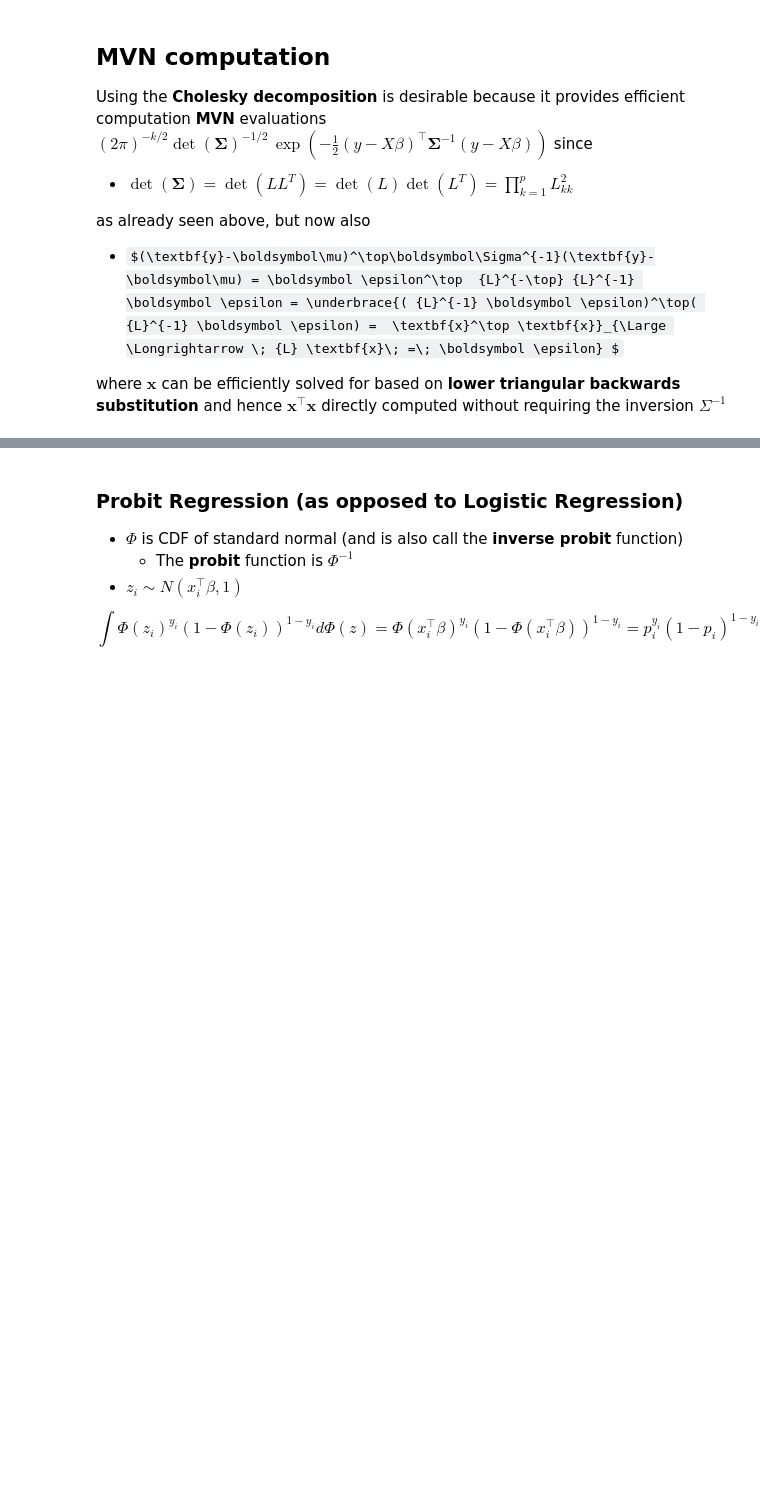
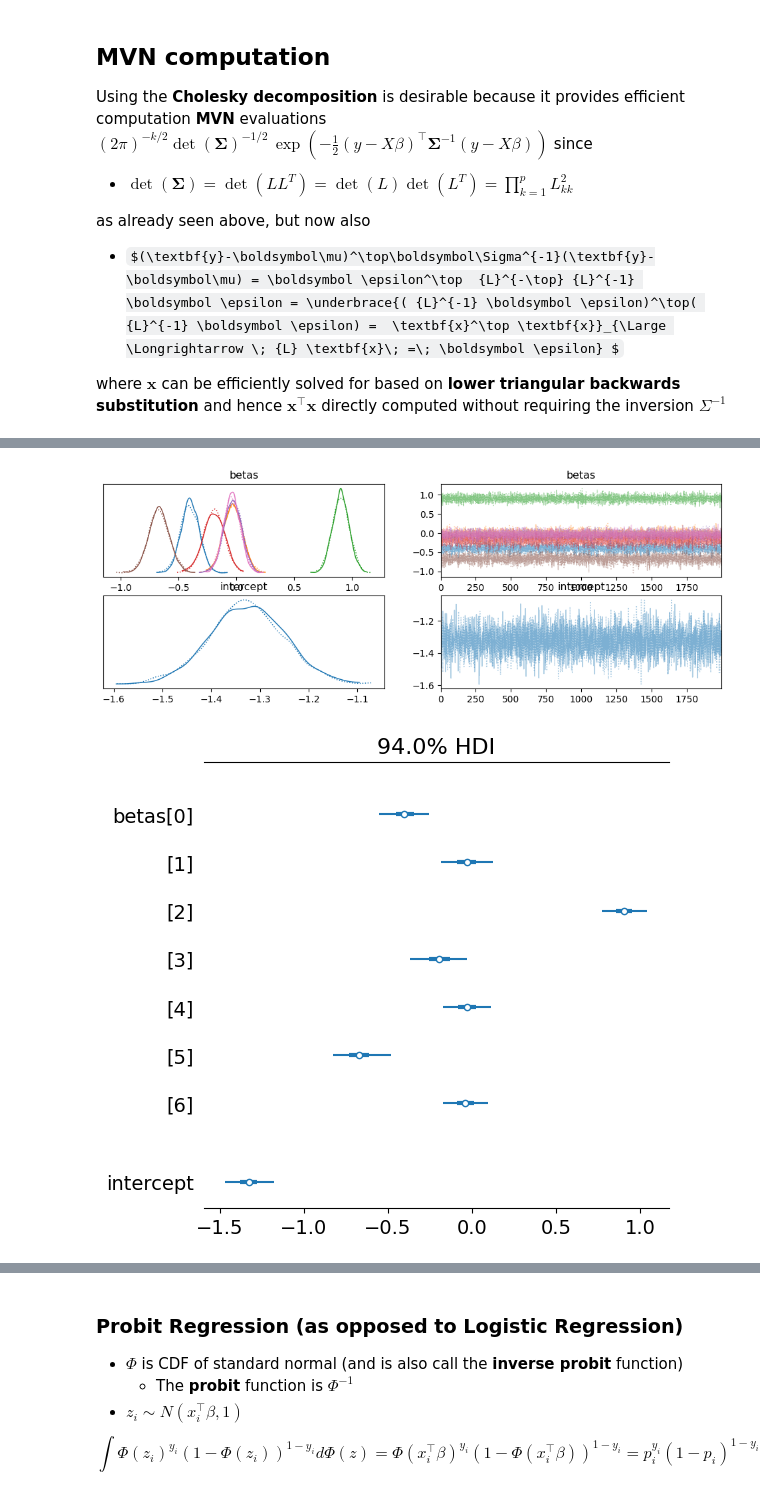
Before and after one commit to emisu36/STA365, a Jupyter notebook: HW8 - STA365.ipynb, the cells around one changed output, grey strips where cells are left out. Saved outputs shown, nothing was run; the diff lists cells and outputs as text; code cells hidden in the pictures; some formulas as TeX source; blank space fills up the shorter version.

```diff
--- a/HW8 - STA365.ipynb
+++ b/HW8 - STA365.ipynb
@@ -310,0 +307,61 @@ where $\textbf{x}$ can be efficiently solved for based on **lower triangular bac
+# %%
+import pandas as pd
+import numpy as np
+import pymc as pm
+import arviz as az
+import matplotlib.pyplot as plt
+from sklearn.preprocessing import StandardScaler
+
+# Load dataset
+
+data = pd.read_csv("train_and_test2.csv")
+
+# Rename target variable for clarity
+data.rename(columns={"2urvived": "Survived"}, inplace=True)
+
+# Select relevant features
+feature_cols = ["Age", "Fare", "Sex", "sibsp", "Parch", "Pclass", "Embarked"]
+target_col = "Survived"
+
+# Drop rows with missing values in selected columns
+data = data[feature_cols + [target_col]].dropna()
+
+# Extract features and target
+X = data[feature_cols]
+y = data[target_col]
+
+# Standardize numerical features
+scaler = StandardScaler()
+X_scaled = scaler.fit_transform(X)
+
+# Convert to numpy arrays
+X_scaled = np.asarray(X_scaled, dtype=np.float32)
+y = np.asarray(y, dtype=np.int8)
+
+# Bayesian Logistic Regression Model
+with pm.Model() as logistic_model:
+    # Define priors
+    betas = pm.Normal('betas', mu=0, sigma=1, shape=X_scaled.shape[1])
+    intercept = pm.Normal('intercept', mu=0, sigma=1)
+
+    # Logit link function
+    logit_p = intercept + pm.math.dot(X_scaled, betas)
+    p = pm.Deterministic('p', pm.math.sigmoid(logit_p))
+
+    # Likelihood
+    y_obs = pm.Bernoulli('y_obs', p=p, observed=y)
+
+    # MCMC sampling
+    trace = pm.sample(2000, tune=1000, target_accept=0.9, cores=2)
+
+# Summarize results
+az.summary(trace, var_names=['betas', 'intercept'])
+
+# Plot diagnostics
+az.plot_trace(trace, var_names=['betas', 'intercept'])
+plt.show()
+
+# Check effective sample size and R-hat statistics
+az.plot_forest(trace, var_names=['betas', 'intercept'], combined=True)
+plt.show()
+# %% [output]
@@ -310,0 +370,2 @@ where $\textbf{x}$ can be efficiently solved for based on **lower triangular bac
+[figure, added]
+[figure, added]
```
Also changed, not shown: parts of 13 cells of this notebook.
